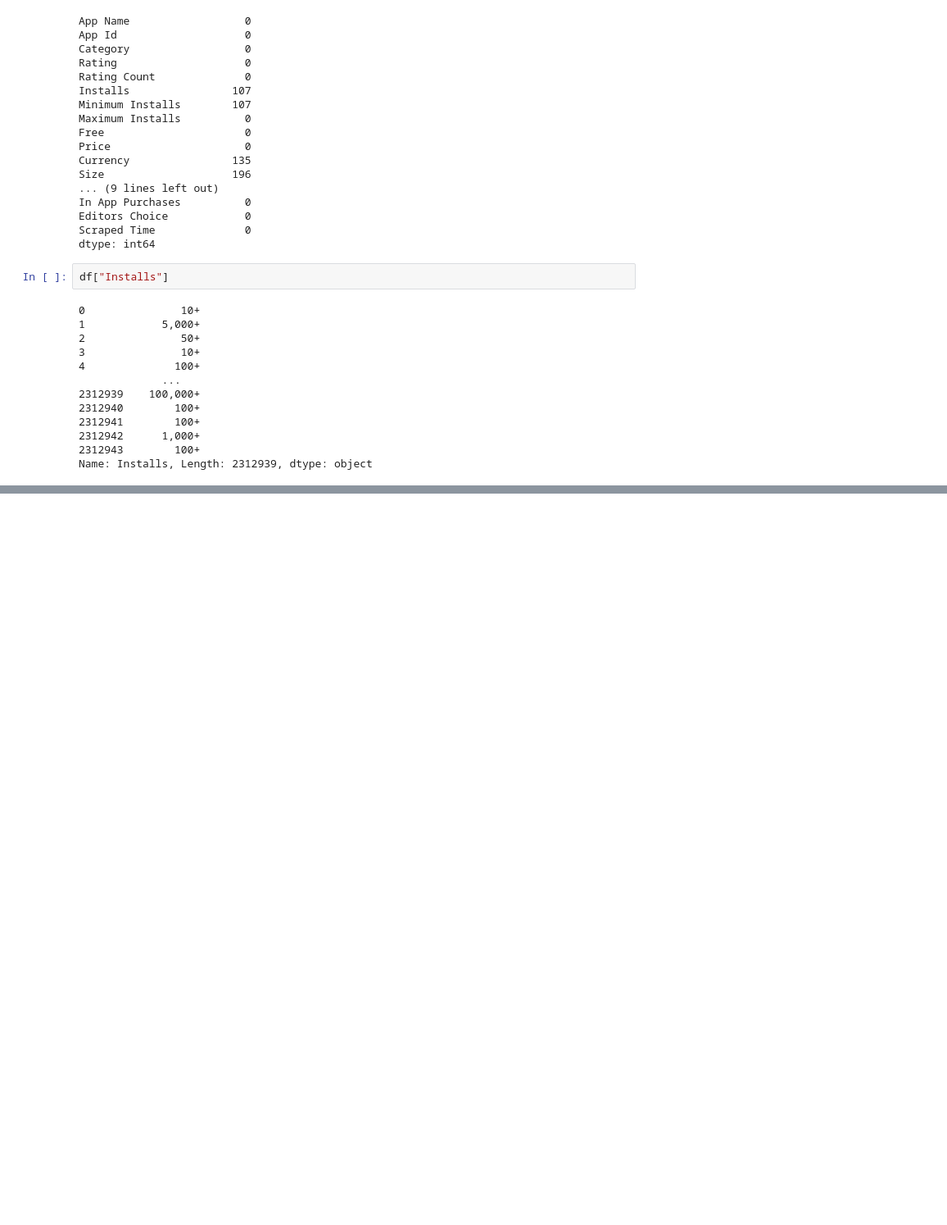
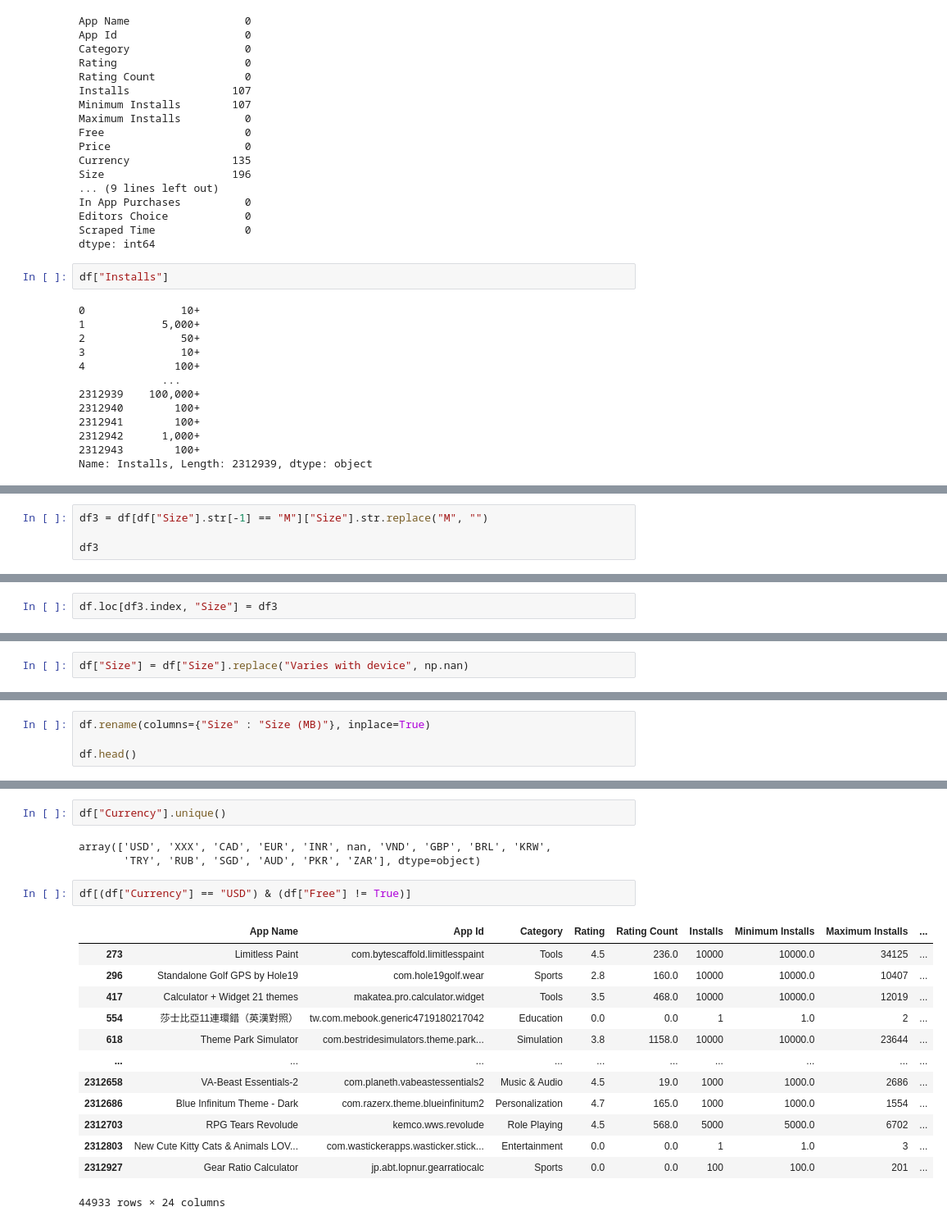
Before and after one commit to Sai-Preetham007/AI-ML, a Jupyter notebook: 2. Data Handling/EDA.ipynb, the cells around one changed output, grey strips where cells are left out. Shown at 82% size. Cells and saved outputs as stored; diff of their text form; blank space fills up the shorter version.

```diff
--- a/2. Data Handling/EDA.ipynb
+++ b/2. Data Handling/EDA.ipynb
@@ -214,0 +351,4 @@ Name: Installs, dtype: object
+# %%
+df3 = df[df["Size"].str[-1] == "M"]["Size"].str.replace("M", "")
+
+df3
@@ -214,0 +368,2 @@ Name: Installs, dtype: object
+# %%
+df.loc[df3.index, "Size"] = df3
@@ -214,0 +385,2 @@ Name: Installs, dtype: object
+# %%
+df["Size"] = df["Size"].replace("Varies with device", np.nan)
@@ -214,0 +422,4 @@ Name: Installs, dtype: object
+# %%
+df.rename(columns={"Size" : "Size (MB)"}, inplace=True)
+
+df.head()
@@ -214,0 +434,21 @@ Name: Installs, dtype: object
+# %%
+df["Currency"].unique()
+# %% [output]
+array(['USD', 'XXX', 'CAD', 'EUR', 'INR', nan, 'VND', 'GBP', 'BRL', 'KRW',
+       'TRY', 'RUB', 'SGD', 'AUD', 'PKR', 'ZAR'], dtype=object)
+# %%
+df[(df["Currency"] == "USD") & (df["Free"] != True)]
+# %% [output]
+|  | App Name | App Id | Category | Rating | Rating Count | Installs | Minimum Installs | Maximum Installs | ... |
+| 273 | Limitless Paint | com.bytescaffold.limitlesspaint | Tools | 4.5 | 236.0 | 10000 | 10000.0 | 34125 | ... |
+| 296 | Standalone Golf GPS by Hole19 | com.hole19golf.wear | Sports | 2.8 | 160.0 | 10000 | 10000.0 | 10407 | ... |
+| 417 | Calculator + Widget 21 themes | makatea.pro.calculator.widget | Tools | 3.5 | 468.0 | 10000 | 10000.0 | 12019 | ... |
+| 554 | 莎士比亞11連環錯（英漢對照） | tw.com.mebook.generic4719180217042 | Education | 0.0 | 0.0 | 1 | 1.0 | 2 | ... |
+| 618 | Theme Park Simulator | com.bestridesimulators.theme.park... | Simulation | 3.8 | 1158.0 | 10000 | 10000.0 | 23644 | ... |
+| ... | ... | ... | ... | ... | ... | ... | ... | ... | ... |
+| 2312658 | VA-Beast Essentials-2 | com.planeth.vabeastessentials2 | Music & Audio | 4.5 | 19.0 | 1000 | 1000.0 | 2686 | ... |
+| 2312686 | Blue Infinitum Theme - Dark | com.razerx.theme.blueinfinitum2 | Personalization | 4.7 | 165.0 | 1000 | 1000.0 | 1554 | ... |
+| 2312703 | RPG Tears Revolude | kemco.wws.revolude | Role Playing | 4.5 | 568.0 | 5000 | 5000.0 | 6702 | ... |
+| 2312803 | New Cute Kitty Cats & Animals LOV... | com.wastickerapps.wasticker.stick... | Entertainment | 0.0 | 0.0 | 1 | 1.0 | 3 | ... |
+| 2312927 | Gear Ratio Calculator | jp.abt.lopnur.gearratiocalc | Sports | 0.0 | 0.0 | 100 | 100.0 | 201 | ... |
+44933 rows × 24 columns
```
Also changed, not shown: parts of 27 cells of this notebook.
